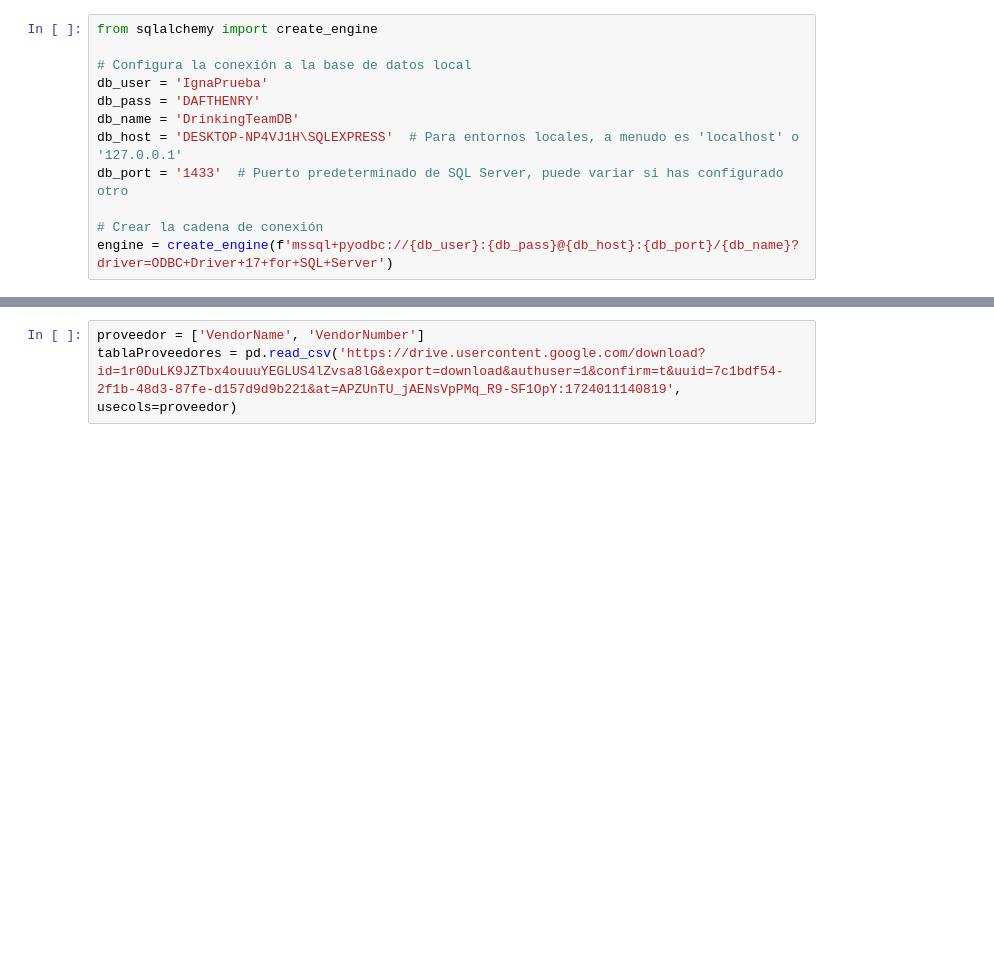
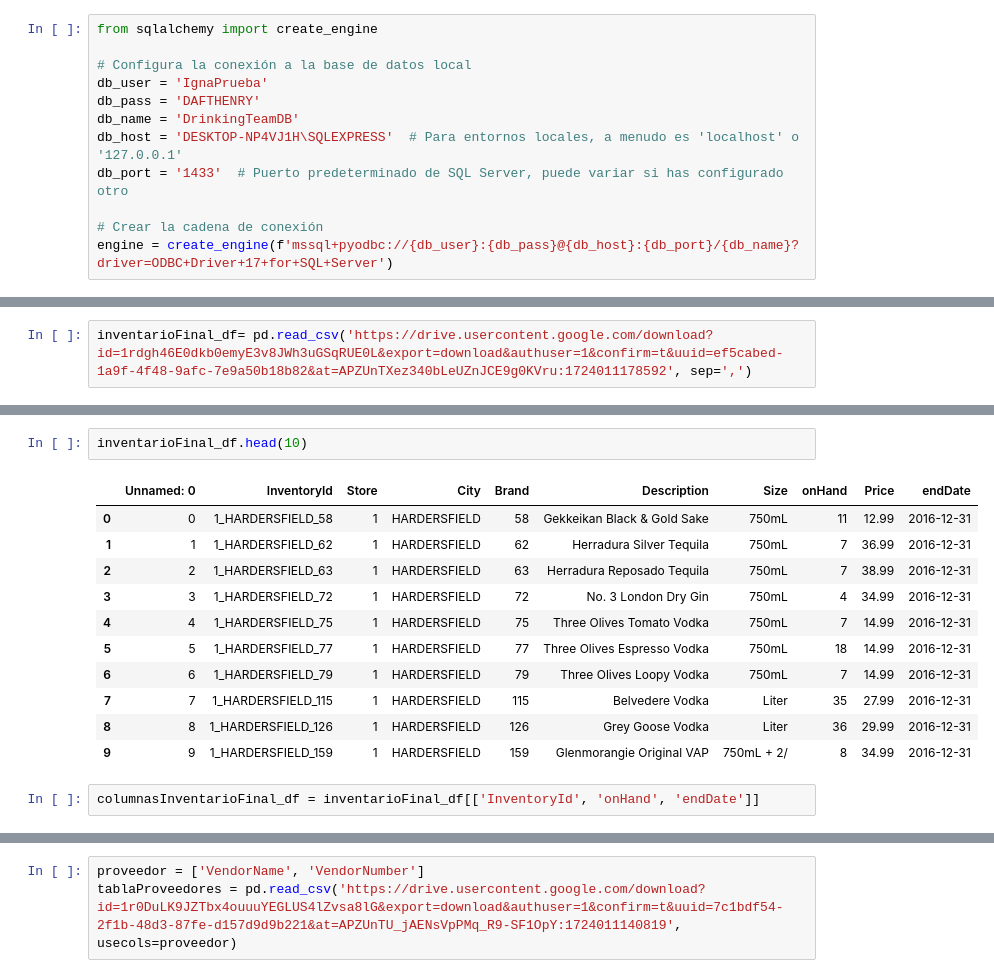
Before and after one commit to jorgelqc/DrikingTeam, a Jupyter notebook: ConexionBaseDatos/conectarBaseDatos.ipynb, the cells around one changed output, grey strips where cells are left out. Drawn from its saved outputs; the diff is of its cells as text; blank space fills up the shorter version.

```diff
--- a/ConexionBaseDatos/conectarBaseDatos.ipynb
+++ b/ConexionBaseDatos/conectarBaseDatos.ipynb
@@ -98,0 +61,2 @@ se deja el siguiente codigo en comentario, es para no tener que cambiar los nomb
+# %%
+inventarioFinal_df= pd.read_csv('https://drive.usercontent.google.com/download?id=1rdgh46E0dkb0emyE3v8JWh3uGSqRUE0L&export=download&authuser=1&confirm=t&uuid=ef5cabed-1a9f-4f48-9afc-7e9a50b18b82&at=APZUnTXez340bLeUZnJCE9g0KVru:1724011178592', sep=',')
@@ -98,0 +83,16 @@ se deja el siguiente codigo en comentario, es para no tener que cambiar los nomb
+# %%
+inventarioFinal_df.head(10)
+# %% [output]
+|  | Unnamed: 0 | InventoryId | Store | City | Brand | Description | Size | onHand | Price | endDate |
+| 0 | 0 | 1_HARDERSFIELD_58 | 1 | HARDERSFIELD | 58 | Gekkeikan Black & Gold Sake | 750mL | 11 | 12.99 | 2016-12-31 |
+| 1 | 1 | 1_HARDERSFIELD_62 | 1 | HARDERSFIELD | 62 | Herradura Silver Tequila | 750mL | 7 | 36.99 | 2016-12-31 |
+| 2 | 2 | 1_HARDERSFIELD_63 | 1 | HARDERSFIELD | 63 | Herradura Reposado Tequila | 750mL | 7 | 38.99 | 2016-12-31 |
+| 3 | 3 | 1_HARDERSFIELD_72 | 1 | HARDERSFIELD | 72 | No. 3 London Dry Gin | 750mL | 4 | 34.99 | 2016-12-31 |
+| 4 | 4 | 1_HARDERSFIELD_75 | 1 | HARDERSFIELD | 75 | Three Olives Tomato Vodka | 750mL | 7 | 14.99 | 2016-12-31 |
+| 5 | 5 | 1_HARDERSFIELD_77 | 1 | HARDERSFIELD | 77 | Three Olives Espresso Vodka | 750mL | 18 | 14.99 | 2016-12-31 |
+| 6 | 6 | 1_HARDERSFIELD_79 | 1 | HARDERSFIELD | 79 | Three Olives Loopy Vodka | 750mL | 7 | 14.99 | 2016-12-31 |
+| 7 | 7 | 1_HARDERSFIELD_115 | 1 | HARDERSFIELD | 115 | Belvedere Vodka | Liter | 35 | 27.99 | 2016-12-31 |
+| 8 | 8 | 1_HARDERSFIELD_126 | 1 | HARDERSFIELD | 126 | Grey Goose Vodka | Liter | 36 | 29.99 | 2016-12-31 |
+| 9 | 9 | 1_HARDERSFIELD_159 | 1 | HARDERSFIELD | 159 | Glenmorangie Original VAP | 750mL + 2/ | 8 | 34.99 | 2016-12-31 |
+# %%
+columnasInventarioFinal_df = inventarioFinal_df[['InventoryId', 'onHand', 'endDate']]
```
Also changed, not shown: parts of 123 cells of this notebook, 1 other file.
